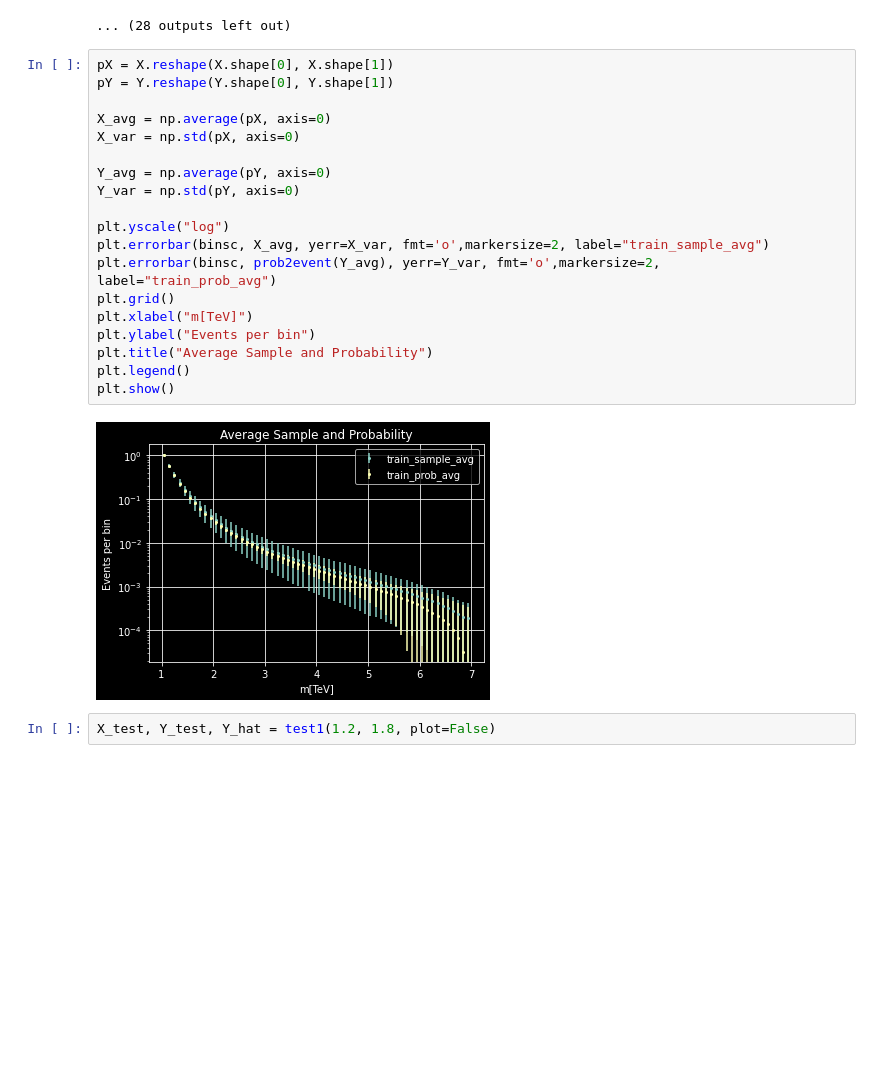
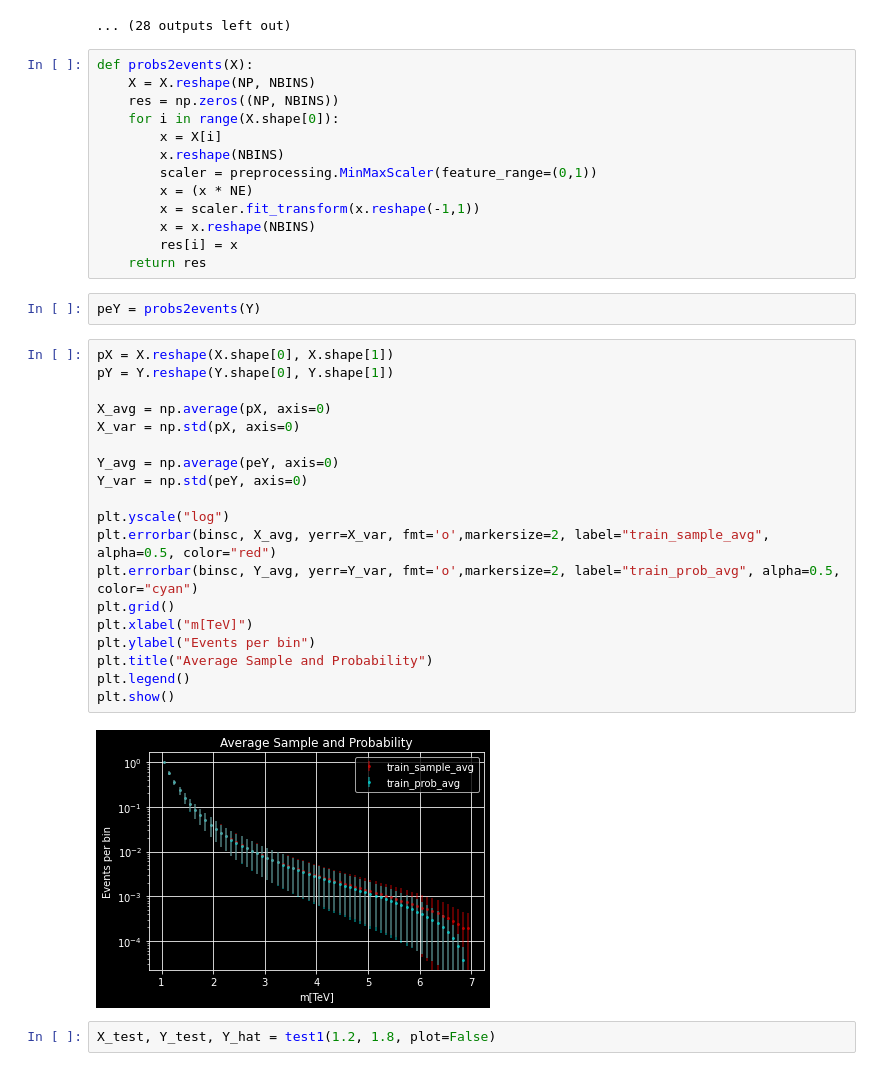
Before and after one commit to TDHTTTT/GCNN, a Jupyter notebook: WIP_bgfit_s2s.ipynb, the cells around one changed output. Drawn from its saved outputs; the diff is of its cells as text; blank space fills up the shorter version.

Commit message:
proper true prob to events -> avg std

```diff
--- a/WIP_bgfit_s2s.ipynb
+++ b/WIP_bgfit_s2s.ipynb
@@ -299,27 +299,42 @@ for i in range(10):
 1.26940998993814
 [figure]
 ... (28 outputs left out)
+# %%
+def probs2events(X):
+    X = X.reshape(NP, NBINS)
+    res = np.zeros((NP, NBINS))
+    for i in range(X.shape[0]):
+        x = X[i]
+        x.reshape(NBINS)
+        scaler = preprocessing.MinMaxScaler(feature_range=(0,1))
+        x = (x * NE)
+        x = scaler.fit_transform(x.reshape(-1,1))
+        x = x.reshape(NBINS)
+        res[i] = x
+    return res
+# %%
+peY = probs2events(Y)
 # %%
 pX = X.reshape(X.shape[0], X.shape[1])
 pY = Y.reshape(Y.shape[0], Y.shape[1])
 
 X_avg = np.average(pX, axis=0)
 X_var = np.std(pX, axis=0)
 
-Y_avg = np.average(pY, axis=0)
-Y_var = np.std(pY, axis=0)
+Y_avg = np.average(peY, axis=0)
+Y_var = np.std(peY, axis=0)
 
 plt.yscale("log")
-plt.errorbar(binsc, X_avg, yerr=X_var, fmt='o',markersize=2, label="train_sample_avg")
-plt.errorbar(binsc, prob2event(Y_avg), yerr=Y_var, fmt='o',markersize=2, label="train_prob_avg")
+plt.errorbar(binsc, X_avg, yerr=X_var, fmt='o',markersize=2, label="train_sample_avg", alpha=0.5, color="red")
+plt.errorbar(binsc, Y_avg, yerr=Y_var, fmt='o',markersize=2, label="train_prob_avg", alpha=0.5, color="cyan")
 plt.grid()
 plt.xlabel("m[TeV]")
 plt.ylabel("Events per bin")
 plt.title("Average Sample and Probability")
 plt.legend()
 plt.show()
 # %% [output]
-[figure, old version]
+[figure, new version]
 # %%
 X_test, Y_test, Y_hat = test1(1.2, 1.8, plot=False)
 # %% [output]
```
